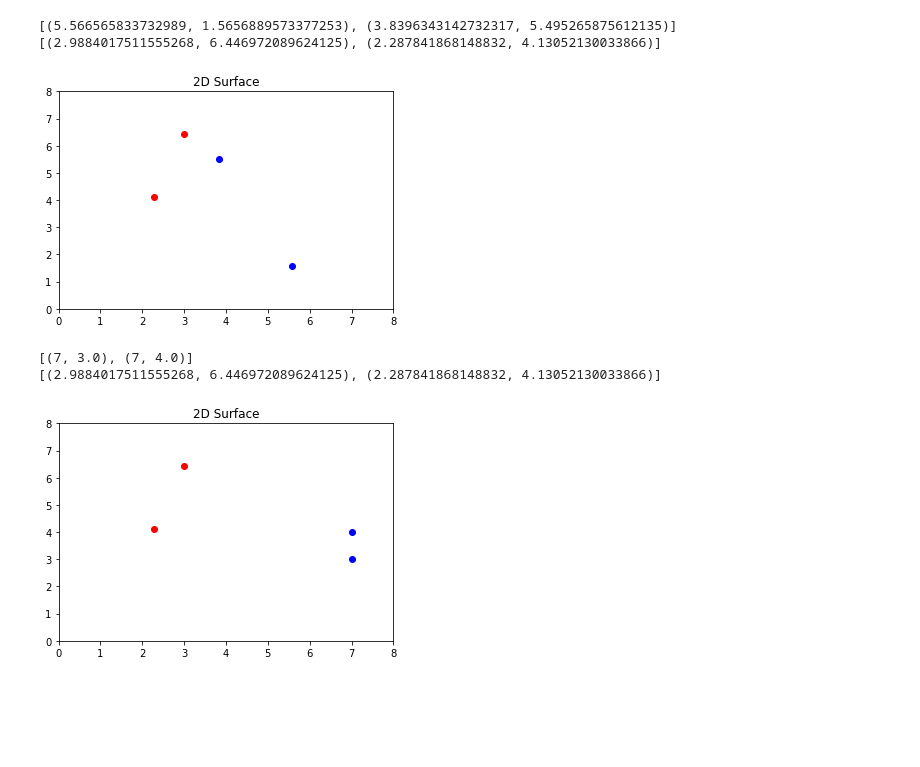
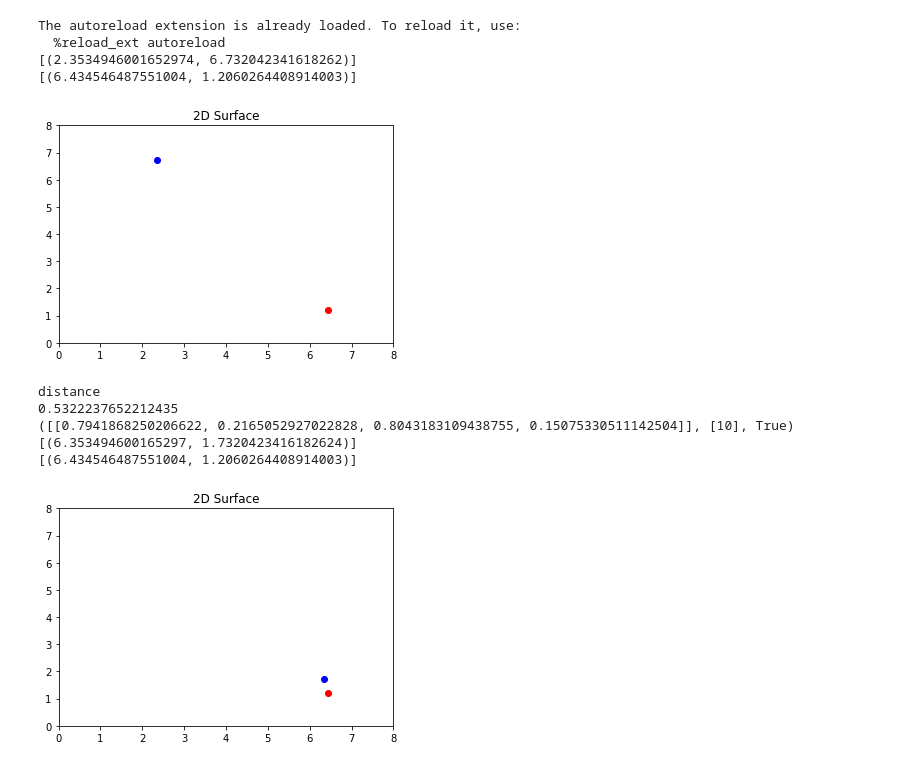
Before and after one commit to applied-exploration/multi-drl, a Jupyter notebook: play-env-2dsurface.ipynb, the cells around one changed output. Saved outputs shown, nothing was run; the diff lists cells and outputs as text; code cells hidden in the pictures; blank space fills up the shorter version.

Commit message:
fix(2DSurface): corrected vector addition/subtraction (#14)

```diff
--- a/play-env-2dsurface.ipynb
+++ b/play-env-2dsurface.ipynb
@@ -7,18 +5,25 @@ The autoreload extension is already loaded. To reload it, use:
 # %%
 from environment.twodsurface import TwoDSurfaceEnv
 
+%load_ext autoreload
+%autoreload 2
 
 
-env = TwoDSurfaceEnv(2, 8, 1)
+env = TwoDSurfaceEnv(1, 8, 1, accepted_radius=1)
 env.render()
 # %% [output]
-[(5.566565833732989, 1.5656889573377253), (3.8396343142732317, 5.495265875612135)]
-[(2.9884017511555268, 6.446972089624125), (2.287841868148832, 4.13052130033866)]
+The autoreload extension is already loaded. To reload it, use:
+  %reload_ext autoreload
+[(2.3534946001652974, 6.732042341618262)]
+[(6.434546487551004, 1.2060264408914003)]
-[figure, old version]
+[figure, new version]
 # %%
-env.step([[1.0, 2.0], [2.0,2.0]])
+print(env.step([(2.0,0.0)]))
 env.render()
 # %% [output]
-[(7, 3.0), (7, 4.0)]
-[(2.9884017511555268, 6.446972089624125), (2.287841868148832, 4.13052130033866)]
+distance
+0.5322237652212435
+([[0.7941868250206622, 0.2165052927022828, 0.8043183109438755, 0.15075330511142504]], [10], True)
+[(6.353494600165297, 1.7320423416182624)]
+[(6.434546487551004, 1.2060264408914003)]
-[figure, old version]
+[figure, new version]
```
Also changed, not shown: parts of 2 cells of this notebook, 1 other file.
